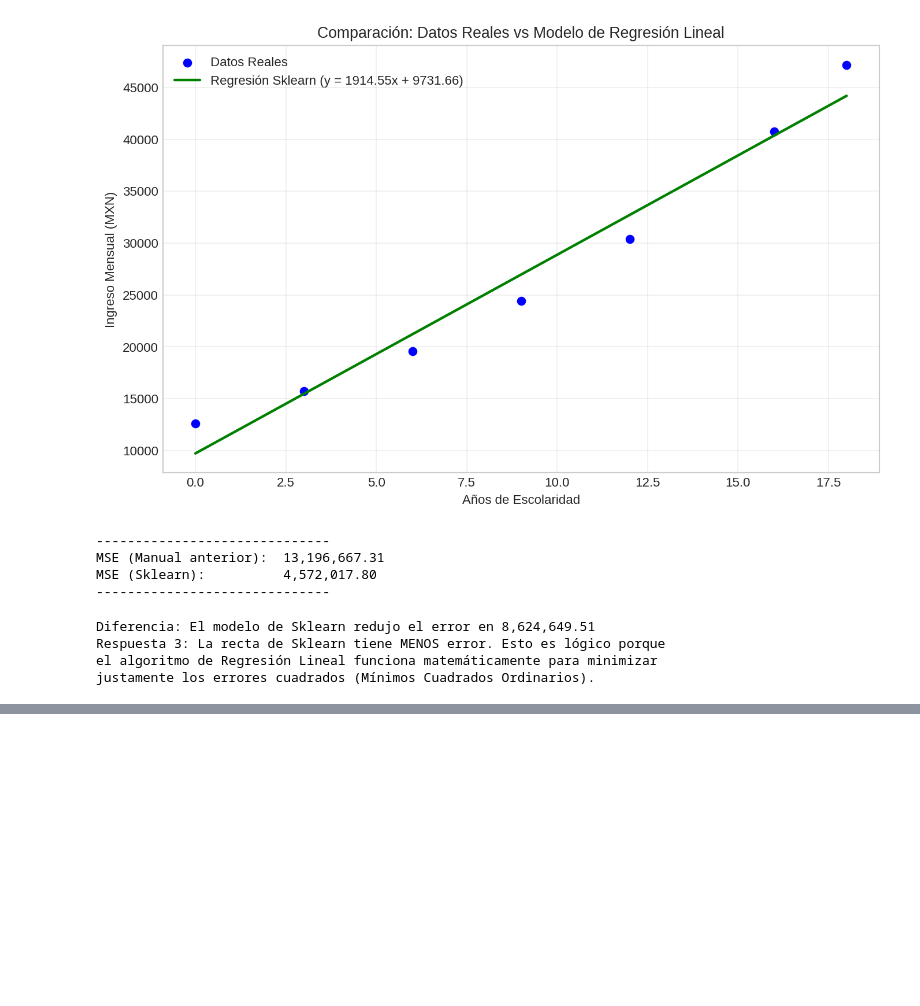
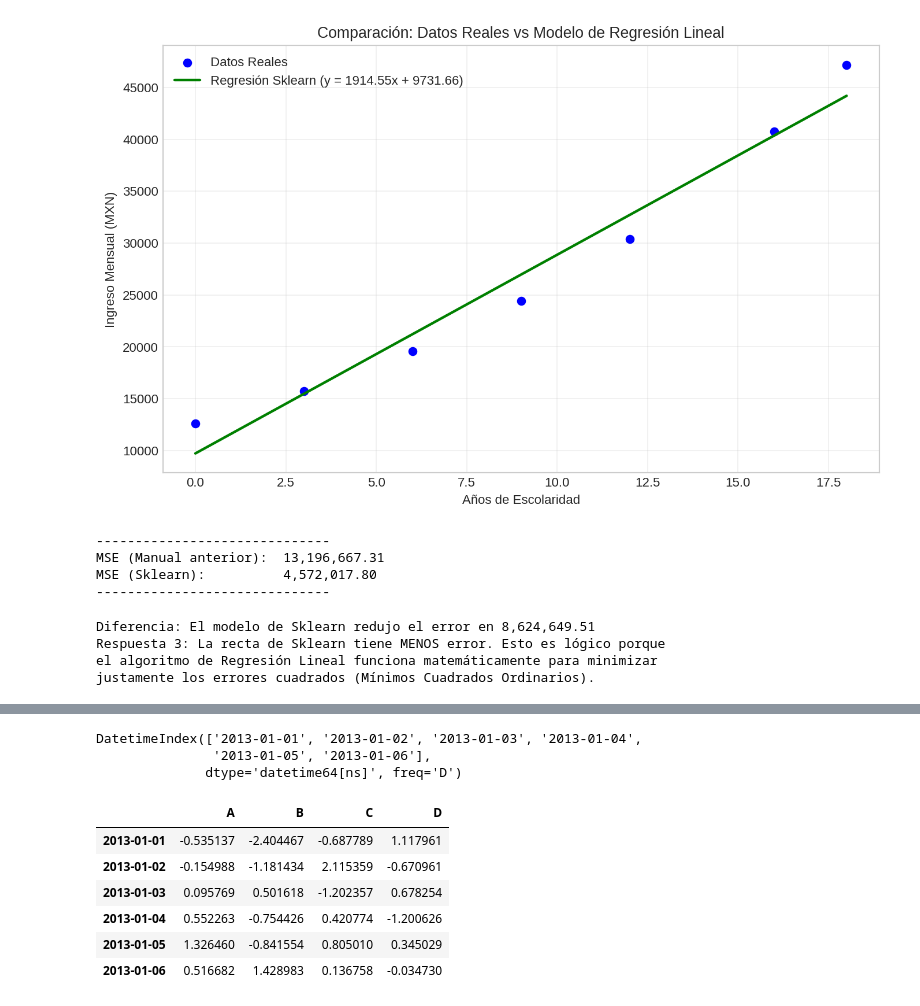
Before and after one commit to omaralonsoinfo/MineriaDeDatos, a Jupyter notebook: Mineria_de_Datos.ipynb, the cells around one changed output, grey strips where cells are left out. Saved outputs shown, nothing was run; the diff lists cells and outputs as text; code cells hidden in the pictures; blank space fills up the shorter version.

```diff
--- a/Mineria_de_Datos.ipynb
+++ b/Mineria_de_Datos.ipynb
@@ -812,0 +834,6 @@ justamente los errores cuadrados (Mínimos Cuadrados Ordinarios).
+# %%
+dates
+# %% [output]
+DatetimeIndex(['2013-01-01', '2013-01-02', '2013-01-03', '2013-01-04',
+               '2013-01-05', '2013-01-06'],
+              dtype='datetime64[ns]', freq='D')
@@ -812,0 +847,10 @@ justamente los errores cuadrados (Mínimos Cuadrados Ordinarios).
+# %%
+df
+# %% [output]
+|  | A | B | C | D |
+| 2013-01-01 | -0.535137 | -2.404467 | -0.687789 | 1.117961 |
+| 2013-01-02 | -0.154988 | -1.181434 | 2.115359 | -0.670961 |
+| 2013-01-03 | 0.095769 | 0.501618 | -1.202357 | 0.678254 |
+| 2013-01-04 | 0.552263 | -0.754426 | 0.420774 | -1.200626 |
+| 2013-01-05 | 1.326460 | -0.841554 | 0.805010 | 0.345029 |
+| 2013-01-06 | 0.516682 | 1.428983 | 0.136758 | -0.034730 |
```
Also changed, not shown: parts of 25 cells of this notebook.
